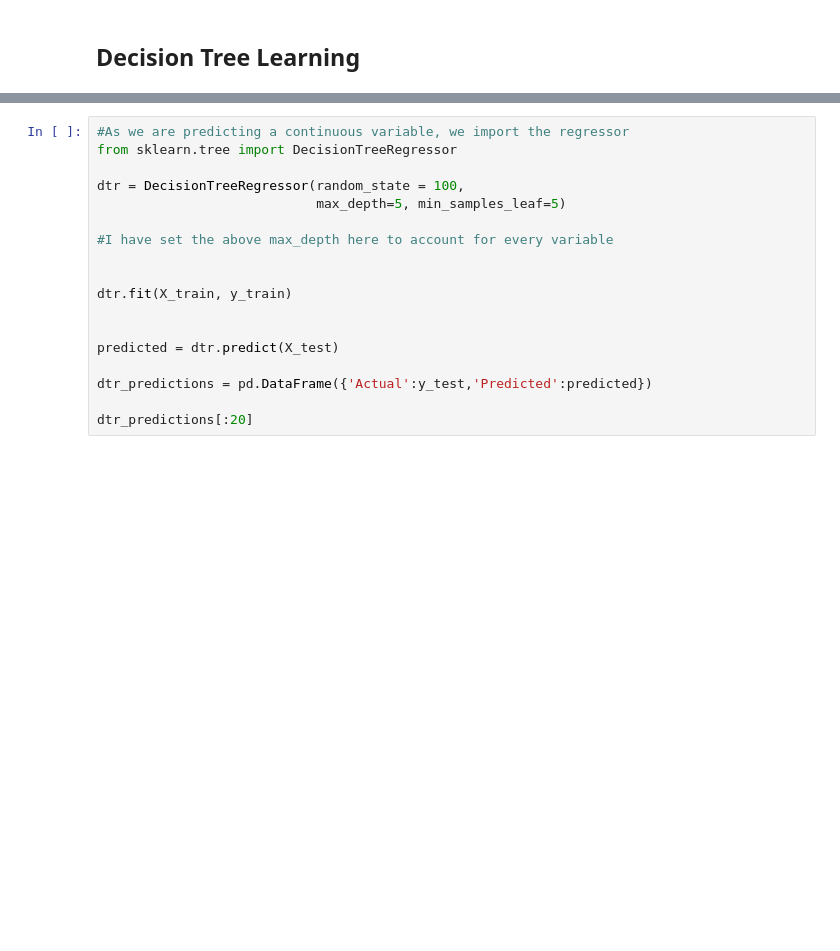
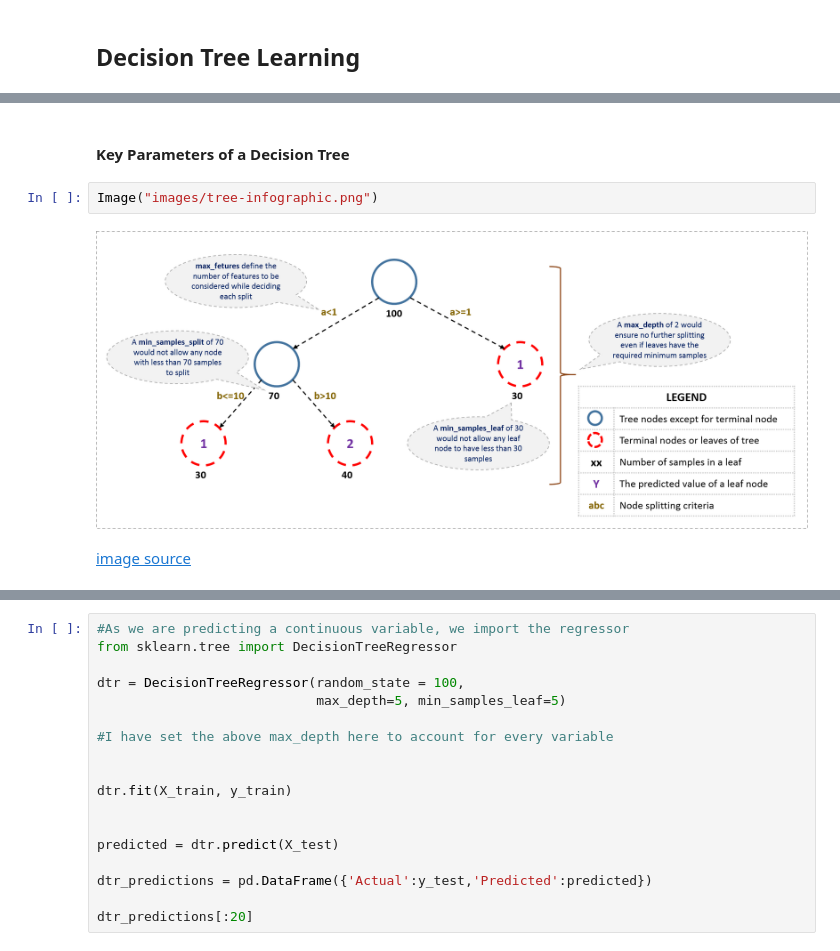
Before and after one commit to jcarpenter12/Regression-Analysis-Using-Python, a Jupyter notebook: Regression4.ipynb, the cells around one changed output, grey strips where cells are left out. Saved outputs shown, nothing was run; the diff lists cells and outputs as text; blank space fills up the shorter version.

```diff
--- a/Regression4.ipynb
+++ b/Regression4.ipynb
@@ -348,0 +397,8 @@ Divide & evaluate:
+# %% [markdown]
+#### Key Parameters of a Decision Tree
+# %%
+Image("images/tree-infographic.png")
+# %% [output]
+[figure, added]
+# %% [markdown]
+[image source](https://www.analyticsvidhya.com/wp-content/uploads/2016/02/tree-infographic.png)
```
Also changed, not shown: parts of 27 cells of this notebook, 4 other files.
